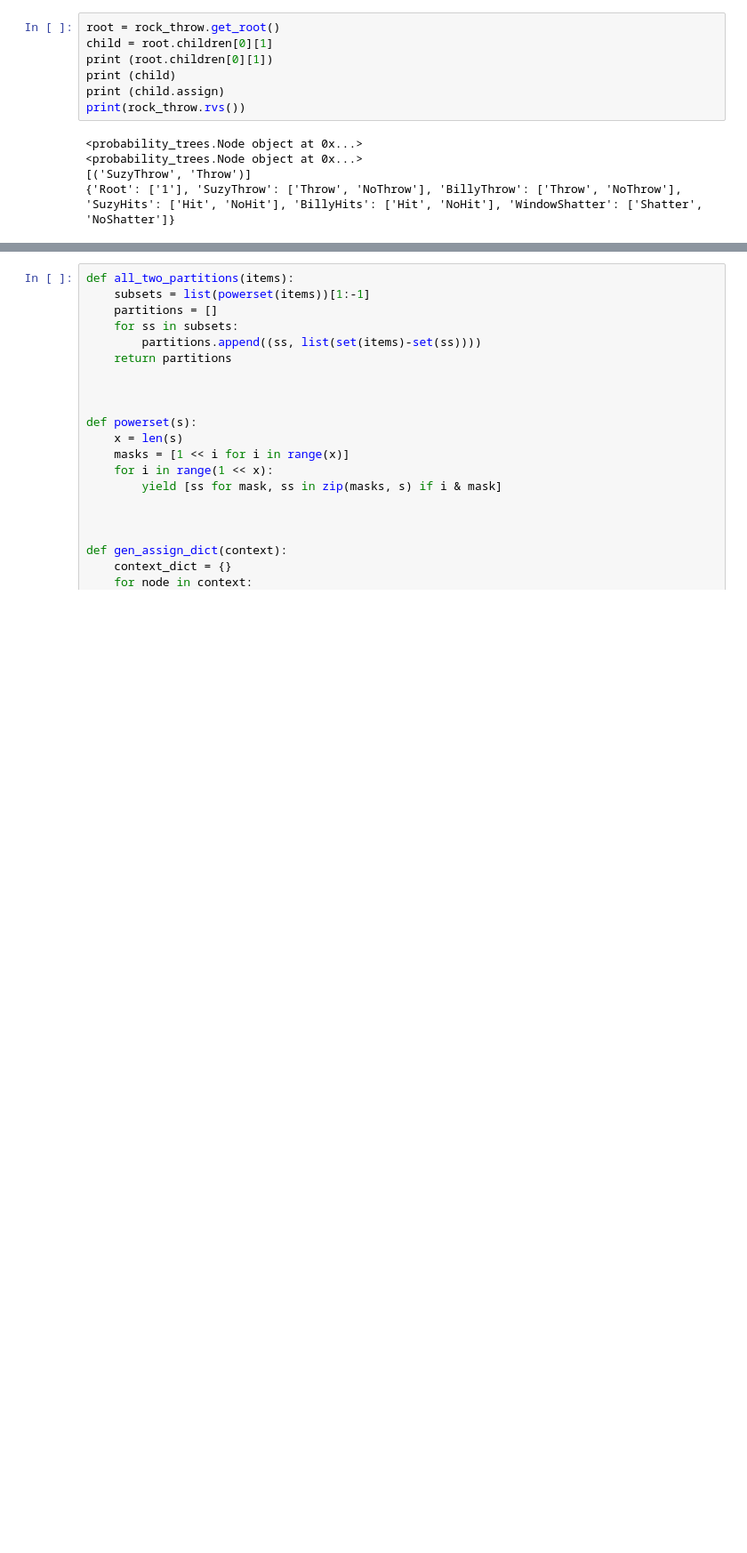
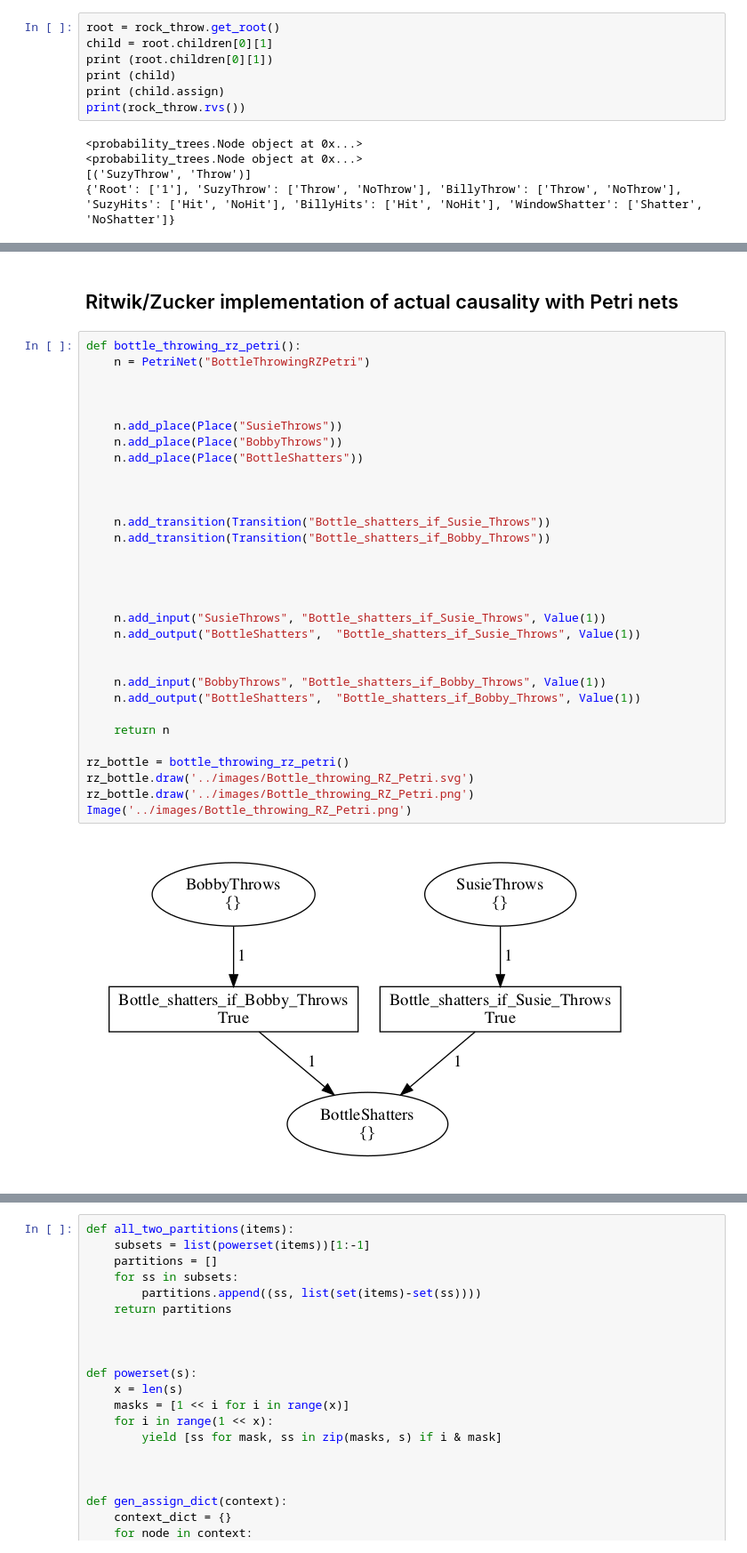
Before and after one commit to COVID-19-Causal-Reasoning/probability_trees, a Jupyter notebook: notebooks/actual_causality_toy_examples_prob_tree.ipynb, the cells around one changed output, grey strips where cells are left out. Shown at 89% size. Cells and saved outputs as stored; diff of their text form; blank space fills up the shorter version.

```diff
--- a/notebooks/actual_causality_toy_examples_prob_tree.ipynb
+++ b/notebooks/actual_causality_toy_examples_prob_tree.ipynb
@@ -87 +142,36 @@ print(rock_throw.rvs())
+# %% [markdown]
+## Ritwik/Zucker implementation of actual causality with Petri nets
+# %%
+def bottle_throwing_rz_petri():
+    n = PetriNet("BottleThrowingRZPetri")
+
+
+
+    n.add_place(Place("SusieThrows"))
+    n.add_place(Place("BobbyThrows"))
+    n.add_place(Place("BottleShatters"))
+
+
+
+    n.add_transition(Transition("Bottle_shatters_if_Susie_Throws"))
+    n.add_transition(Transition("Bottle_shatters_if_Bobby_Throws"))
+
+
+
+
+    n.add_input("SusieThrows", "Bottle_shatters_if_Susie_Throws", Value(1))
+    n.add_output("BottleShatters",  "Bottle_shatters_if_Susie_Throws", Value(1))
+
+
+    n.add_input("BobbyThrows", "Bottle_shatters_if_Bobby_Throws", Value(1))
+    n.add_output("BottleShatters",  "Bottle_shatters_if_Bobby_Throws", Value(1))
+
+    return n
+
+rz_bottle = bottle_throwing_rz_petri()
+rz_bottle.draw('../images/Bottle_throwing_RZ_Petri.svg')
+rz_bottle.draw('../images/Bottle_throwing_RZ_Petri.png')
+Image('../images/Bottle_throwing_RZ_Petri.png')
+# %% [output]
+[figure, added]
 # %% [markdown]
```
Also changed, not shown: parts of 8 cells of this notebook, 3 other files.
